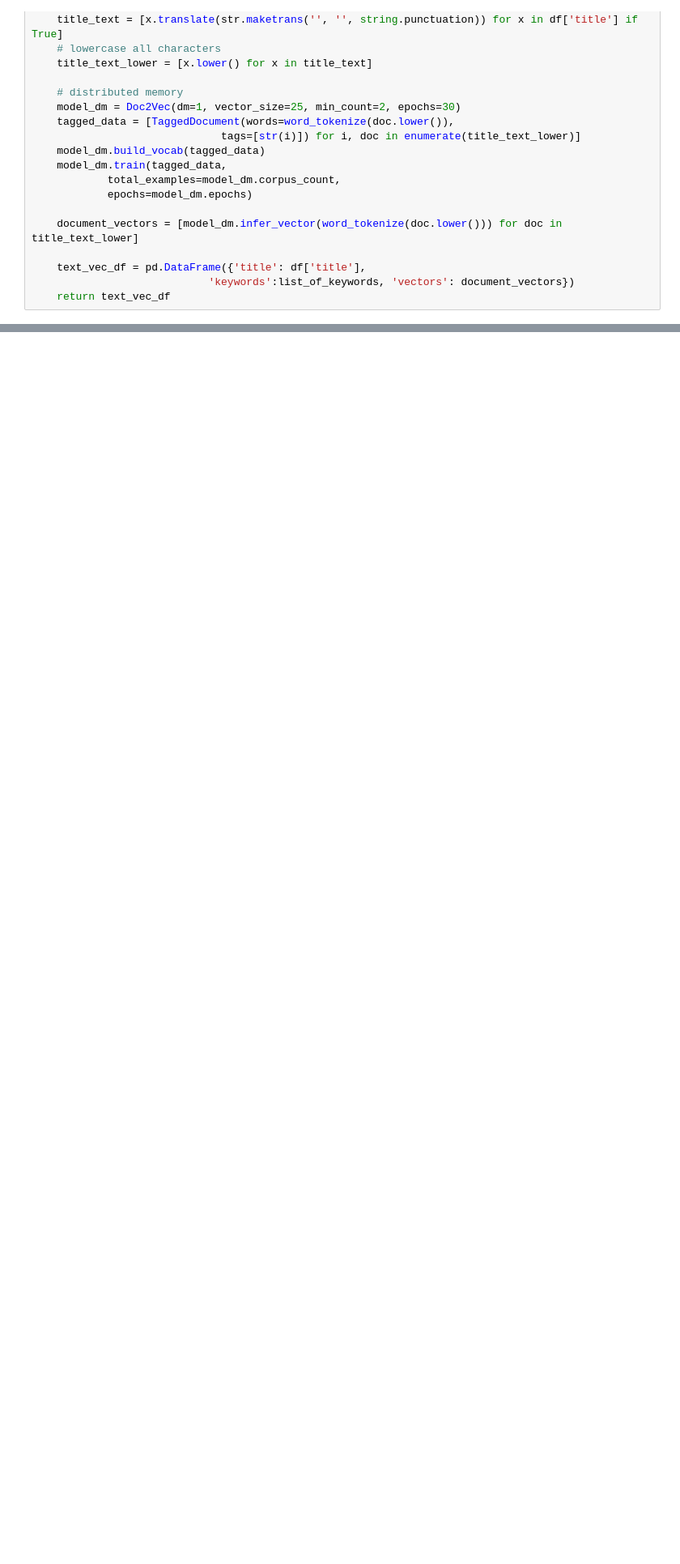
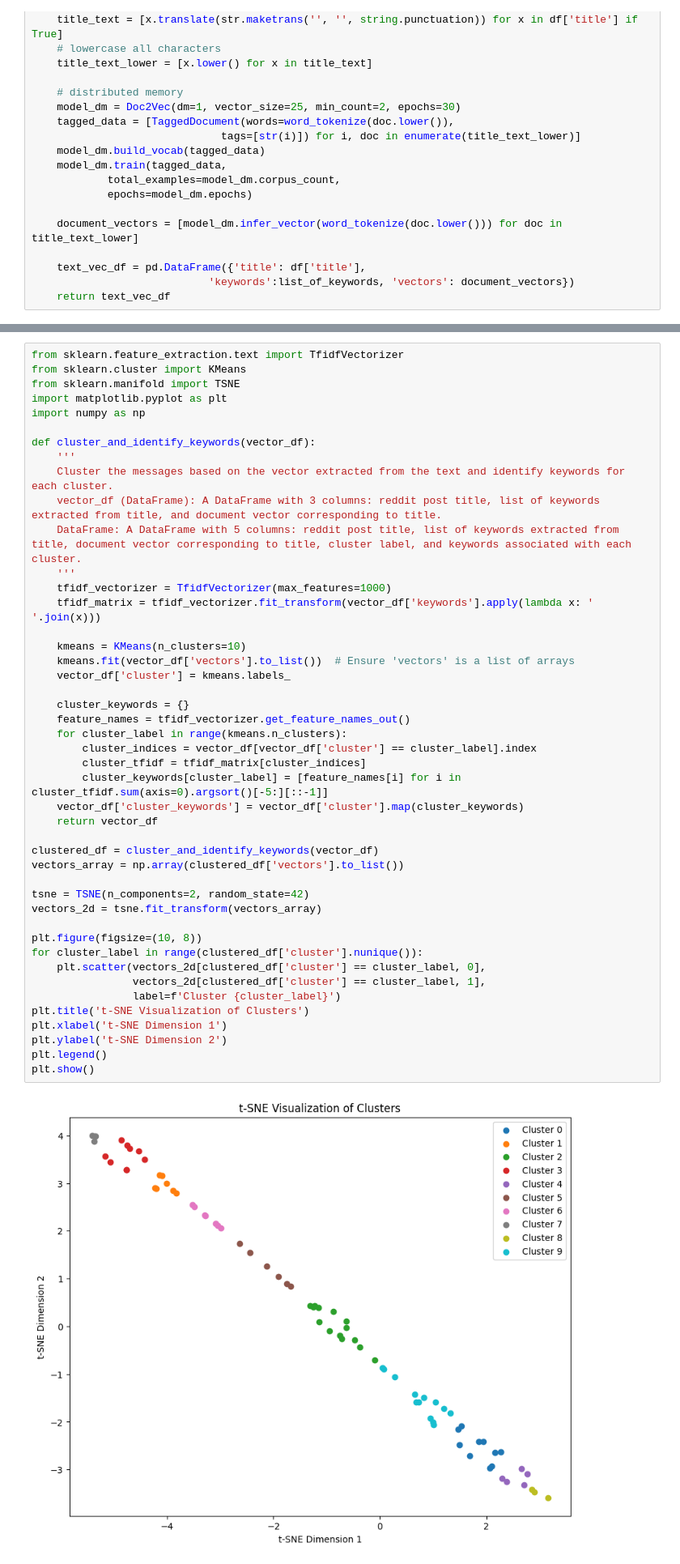
Before and after one commit to wendyzhai916/Lab4_pt1, a Jupyter notebook: testing.ipynb, the cells around one changed output, grey strips where cells are left out. Shown at 81% size. Drawn from its saved outputs; the diff is of its cells as text; blank space fills up the shorter version.

Commit message:
Made clustering algo

```diff
--- a/testing.ipynb
+++ b/testing.ipynb
@@ -169,0 +164,47 @@ document_vector(processed_df)
+# %%
+from sklearn.feature_extraction.text import TfidfVectorizer
+from sklearn.cluster import KMeans
+from sklearn.manifold import TSNE
+import matplotlib.pyplot as plt
+import numpy as np
+
+def cluster_and_identify_keywords(vector_df):
+    '''
+    Cluster the messages based on the vector extracted from the text and identify keywords for each cluster.
+    vector_df (DataFrame): A DataFrame with 3 columns: reddit post title, list of keywords extracted from title, and document vector corresponding to title.
+    DataFrame: A DataFrame with 5 columns: reddit post title, list of keywords extracted from title, document vector corresponding to title, cluster label, and keywords associated with each cluster.
+    '''
+    tfidf_vectorizer = TfidfVectorizer(max_features=1000)
+    tfidf_matrix = tfidf_vectorizer.fit_transform(vector_df['keywords'].apply(lambda x: ' '.join(x)))
+
+    kmeans = KMeans(n_clusters=10)
+    kmeans.fit(vector_df['vectors'].to_list())  # Ensure 'vectors' is a list of arrays
+    vector_df['cluster'] = kmeans.labels_
+
+    cluster_keywords = {}
+    feature_names = tfidf_vectorizer.get_feature_names_out()
+    for cluster_label in range(kmeans.n_clusters):
+        cluster_indices = vector_df[vector_df['cluster'] == cluster_label].index
+        cluster_tfidf = tfidf_matrix[cluster_indices]
+        cluster_keywords[cluster_label] = [feature_names[i] for i in cluster_tfidf.sum(axis=0).argsort()[-5:][::-1]]
+    vector_df['cluster_keywords'] = vector_df['cluster'].map(cluster_keywords)
+    return vector_df
+
+clustered_df = cluster_and_identify_keywords(vector_df)
+vectors_array = np.array(clustered_df['vectors'].to_list())
+
+tsne = TSNE(n_components=2, random_state=42)
+vectors_2d = tsne.fit_transform(vectors_array)
+
+plt.figure(figsize=(10, 8))
+for cluster_label in range(clustered_df['cluster'].nunique()):
+    plt.scatter(vectors_2d[clustered_df['cluster'] == cluster_label, 0],
+                vectors_2d[clustered_df['cluster'] == cluster_label, 1],
+                label=f'Cluster {cluster_label}')
+plt.title('t-SNE Visualization of Clusters')
+plt.xlabel('t-SNE Dimension 1')
+plt.ylabel('t-SNE Dimension 2')
+plt.legend()
+plt.show()
+# %% [output]
+[figure, added]
```
Also changed, not shown: parts of 3 cells of this notebook.
